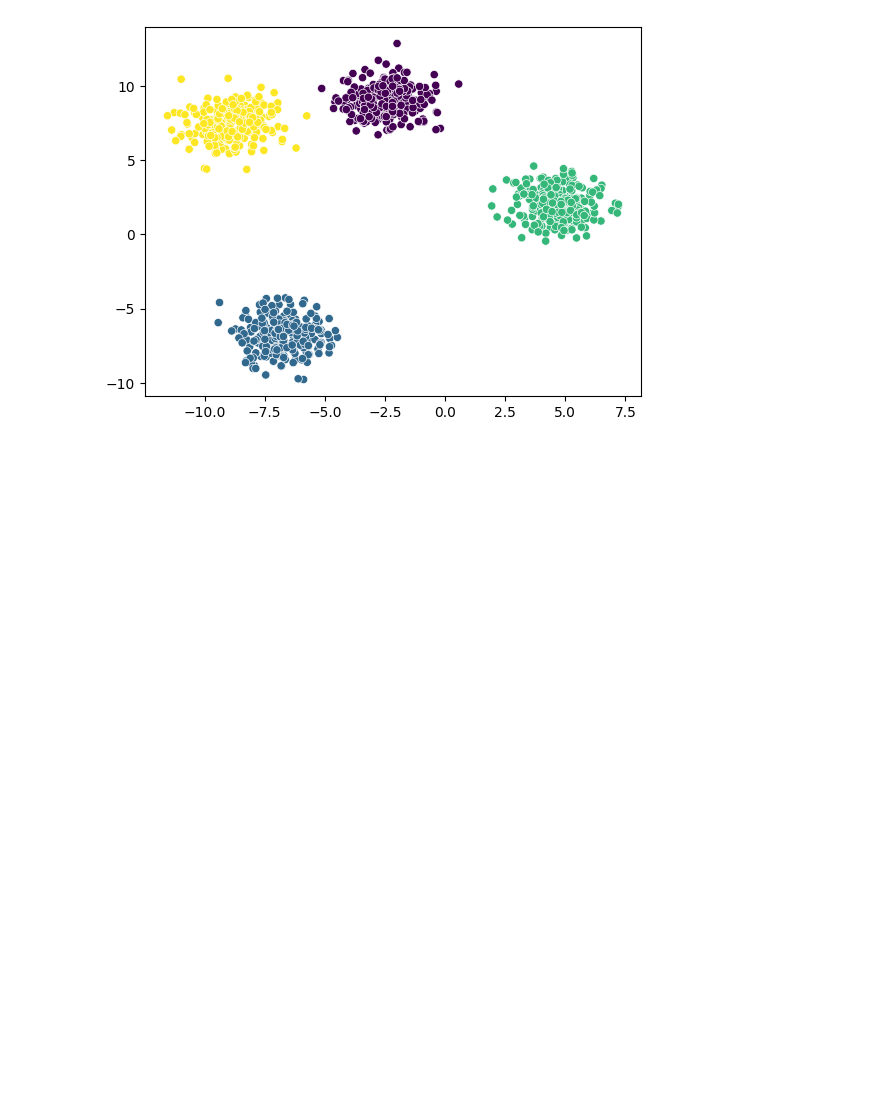
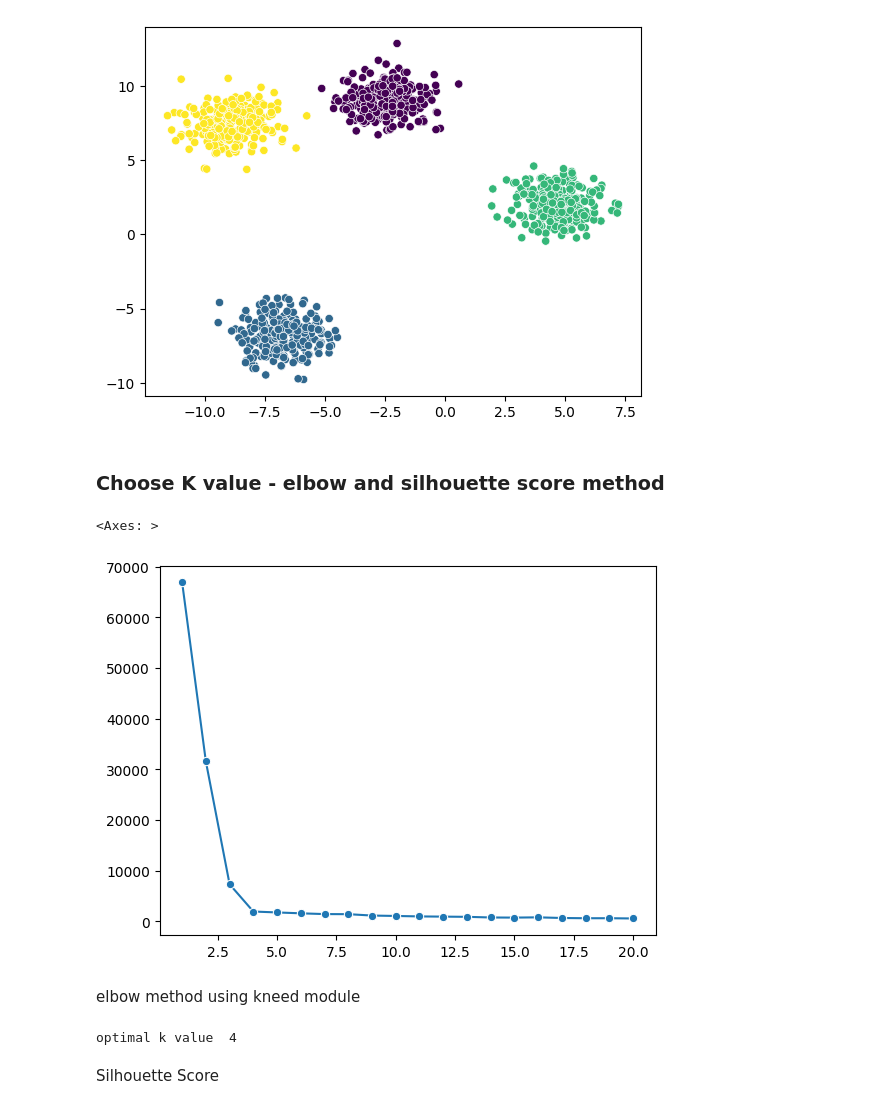
Before and after one commit to shivkumar31/Unsupervised-machine-learning, a Jupyter notebook: UML1/Kmeans.ipynb, the cells around one changed output. Drawn from its saved outputs; the diff is of its cells as text; code cells hidden in the pictures; blank space fills up the shorter version.

```diff
--- a/UML1/Kmeans.ipynb
+++ b/UML1/Kmeans.ipynb
@@ -30,3 +30,27 @@ sns.scatterplot(x=X[:,0], y=X[:, 1], c=labels)
 # %% [output]
 <Axes: >
 [figure]
+# %% [markdown]
+### Choose K value - elbow and silhouette score method
+# %%
+# elbow method
+wcss = []
+for k in range(1,21):
+    kmeans = KMeans(n_clusters=k)
+    kmeans.fit_predict(X)
+    wcss.append(kmeans.inertia_)
+# %%
+sns.lineplot(x=range(1,21), y=wcss, marker='o')
+# %% [output]
+<Axes: >
+[figure, added]
+# %% [markdown]
+elbow method using kneed module
+# %%
+from kneed import KneeLocator
+knee = KneeLocator(range(1, 21), wcss, curve="convex", direction="decreasing")
+print("optimal k value ",knee.elbow)
+# %% [output]
+optimal k value  4
+# %% [markdown]
+Silhouette Score
```
Also changed, not shown: parts of 2 cells of this notebook.
